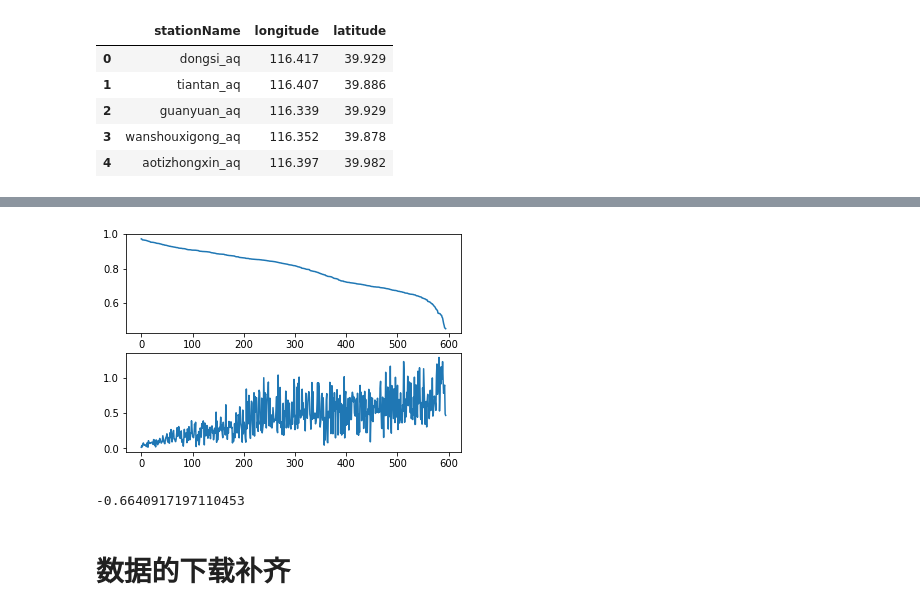
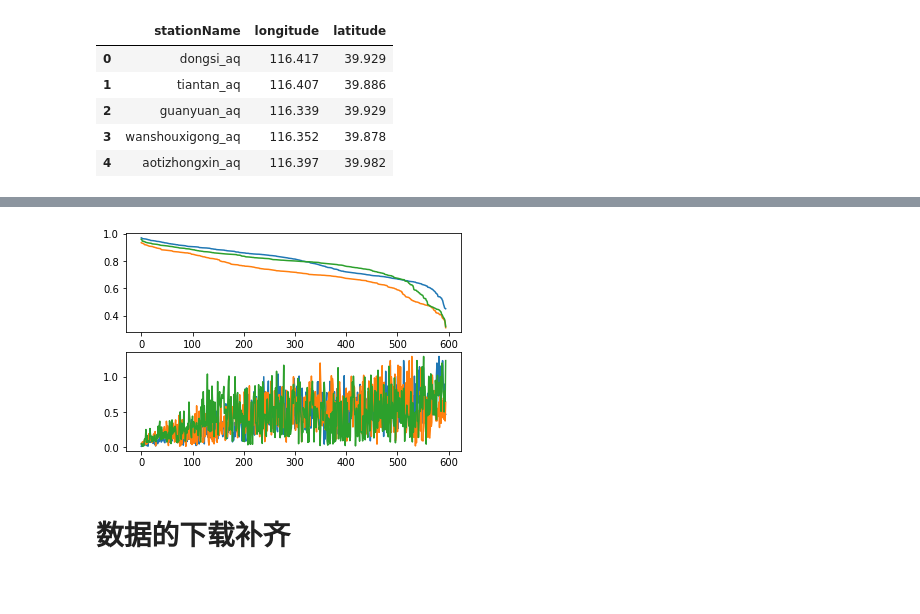
Before and after one commit to txytju/air-quality-prediction, a Jupyter notebook: data_exploration.ipynb, the cells around one changed output, grey strips where cells are left out. Saved outputs shown, nothing was run; the diff lists cells and outputs as text; code cells hidden in the pictures.

```diff
--- a/data_exploration.ipynb
+++ b/data_exploration.ipynb
@@ -100,16 +120,8 @@ relations = relations.sort_values(by=['r'], ascending=False)
-# %%
-plt.subplot(2,1,1)
-plt.plot(range(len(relations)), relations['r']);
-plt.subplot(2,1,2)
-plt.plot(range(len(relations)), relations['distance']);
-# %% [output]
-[figure, removed]
-# %%
-# “相关系数的降低” 与 “站点之间的距离” 存在一定的正相关关系
-# “距离” 与 “相关性” 存在负相关关系
-pearsonr(relations["r"].values, relations['distance'].values)[0]
-# %% [output]
--0.6640917197110453
+# %%
+for feature in ["PM2.5", "PM10", "O3"]:
+    relations, r = caculate_r_distance_relations(bj_aq_stations_merged, feature)
+# %% [output]
+[figure, added]
 # %% [markdown]
 # 数据的下载补齐
 # %% [markdown]
```
Also changed, not shown: parts of 6 cells of this notebook, 2 other files.
